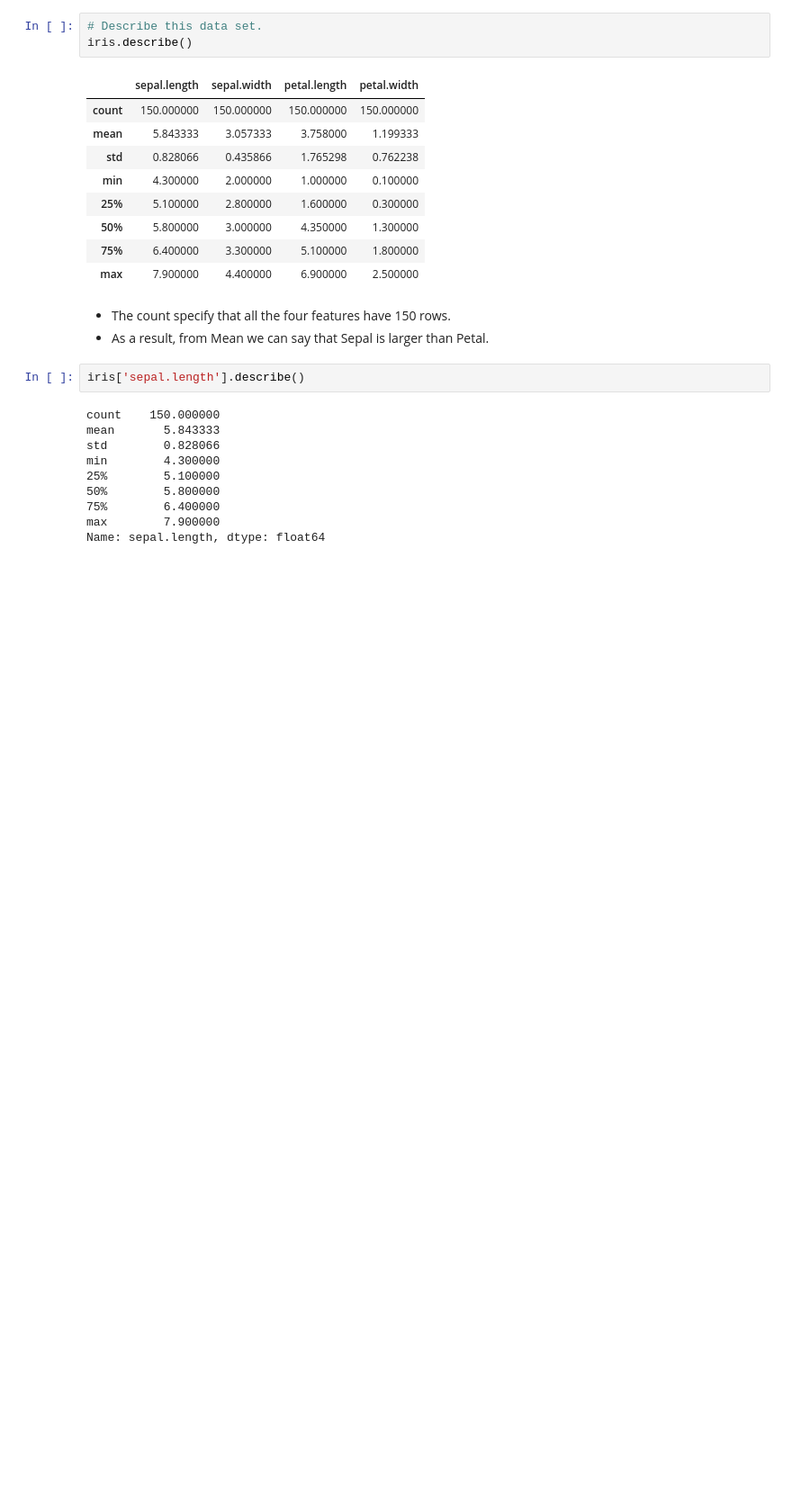
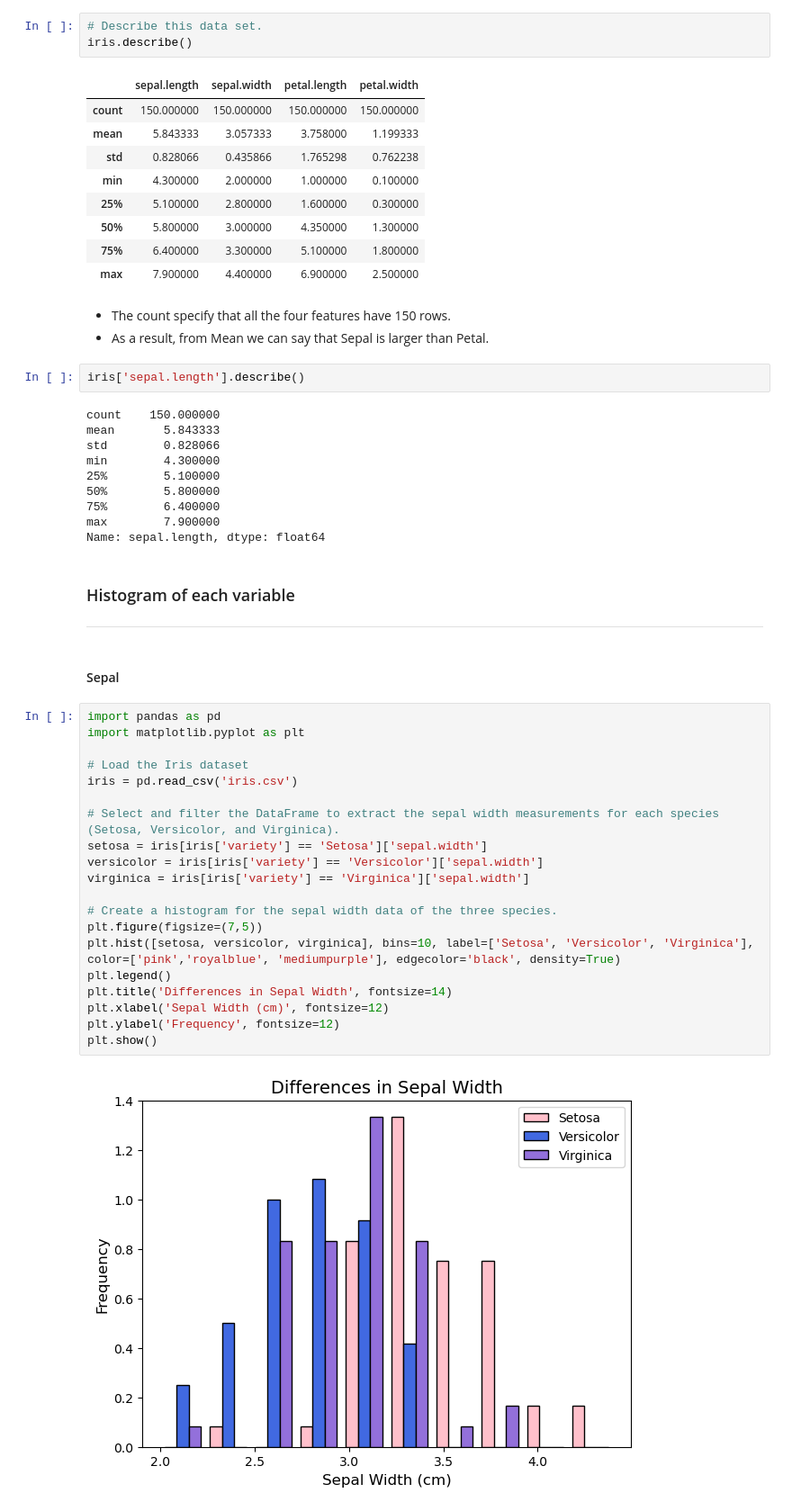
Before and after one commit to jesabelle94/pands-project, a Jupyter notebook: analysis_comments.ipynb, the cells around one changed output. Shown: that part at 90% size. Saved outputs shown, nothing was run; the diff lists cells and outputs as text; blank space fills up the shorter version.

Commit message:
histograms analysis & added comments

```diff
--- a/analysis_comments.ipynb
+++ b/analysis_comments.ipynb
@@ -87,3 +90,30 @@ min        4.300000
 75%        6.400000
 max        7.900000
 Name: sepal.length, dtype: float64
+# %% [markdown]
+### Histogram of each variable
+***
+# %% [markdown]
+#### Sepal
+# %%
+import pandas as pd
+import matplotlib.pyplot as plt
+
+# Load the Iris dataset
+iris = pd.read_csv('iris.csv')
+
+# Select and filter the DataFrame to extract the sepal width measurements for each species (Setosa, Versicolor, and Virginica).
+setosa = iris[iris['variety'] == 'Setosa']['sepal.width']
+versicolor = iris[iris['variety'] == 'Versicolor']['sepal.width']
+virginica = iris[iris['variety'] == 'Virginica']['sepal.width']
+
+# Create a histogram for the sepal width data of the three species.
+plt.figure(figsize=(7,5))
+plt.hist([setosa, versicolor, virginica], bins=10, label=['Setosa', 'Versicolor', 'Virginica'], color=['pink','royalblue', 'mediumpurple'], edgecolor='black', density=True)
+plt.legend()
+plt.title('Differences in Sepal Width', fontsize=14)
+plt.xlabel('Sepal Width (cm)', fontsize=12)
+plt.ylabel('Frequency', fontsize=12)
+plt.show()
+# %% [output]
+[figure, added]
```
Also changed, not shown: parts of 5 cells of this notebook, 6 other files.
